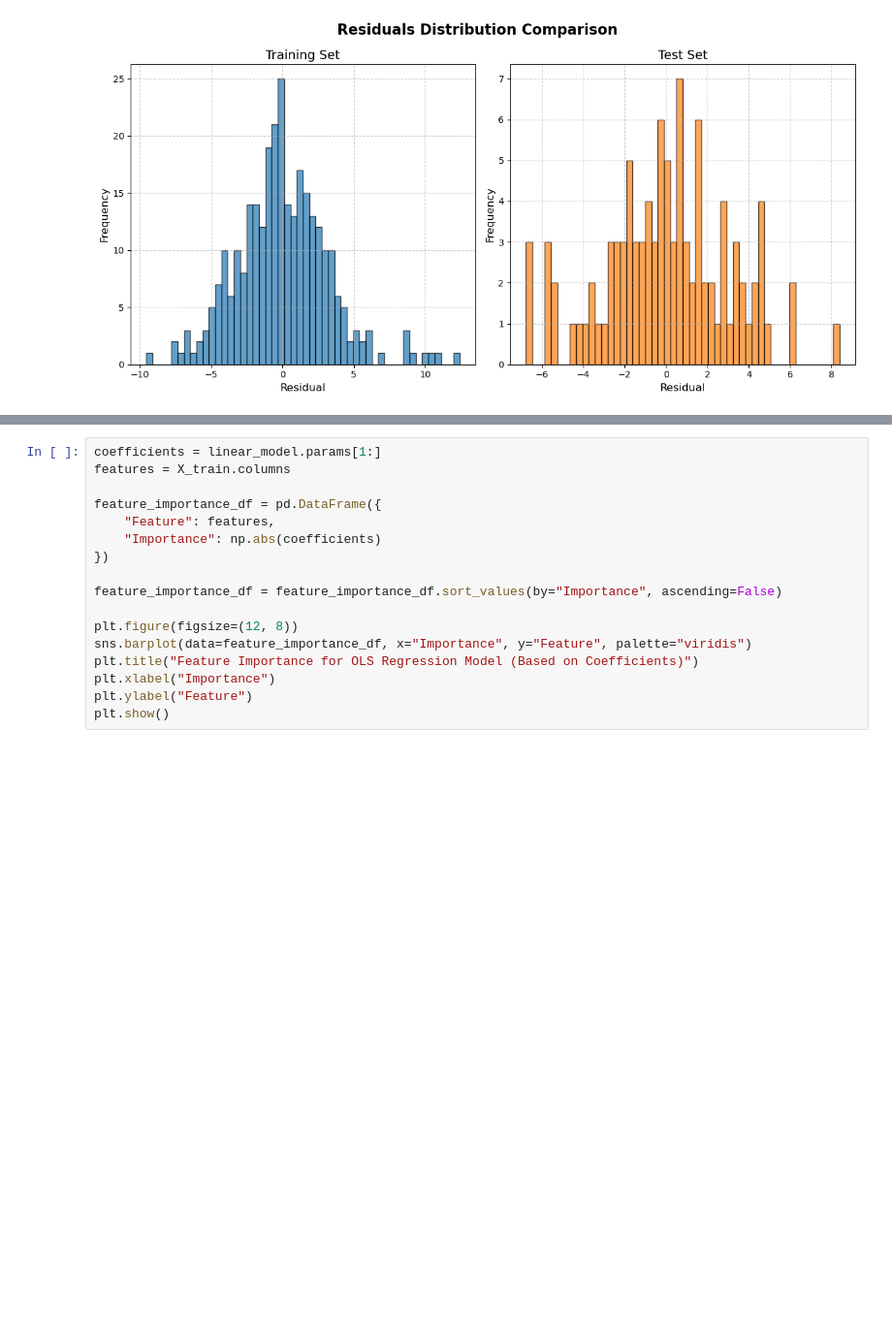
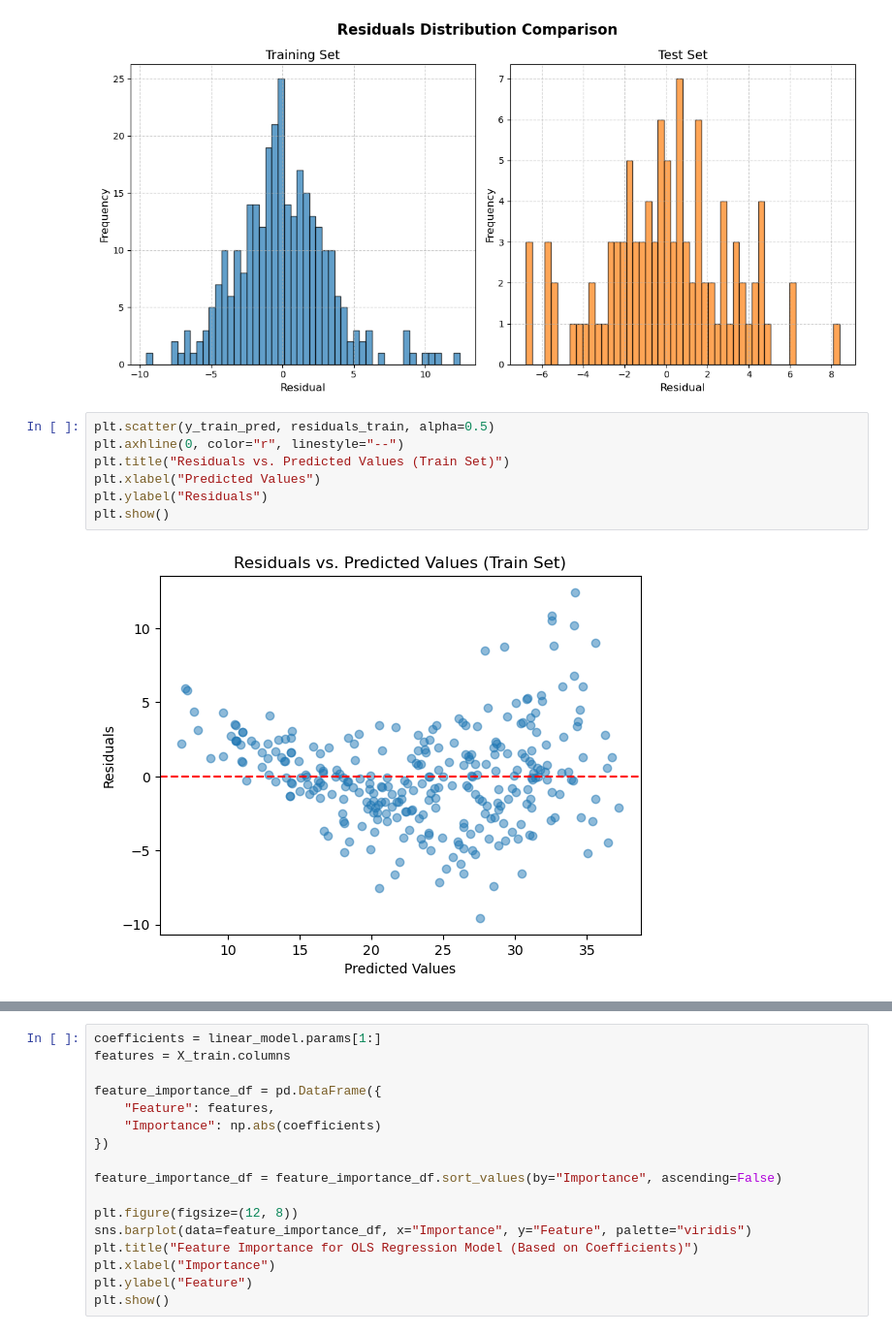
Before and after one commit to ayberkozcan/regression-exercises, a Jupyter notebook: Analyzing Vehicle Fuel Consumption/analyzing_vehicle_fuel_consumption.ipynb, the cells around one changed output, grey strips where cells are left out. Shown at 97% size. Saved outputs shown, nothing was run; the diff lists cells and outputs as text; blank space fills up the shorter version.

Commit message:
Update analyzing_vehicle_fuel_consumption.ipynb
Visualizing Residual vs. Predicted Values and Actual vs. Predicted Values, Durbin-Watson for autocorrelation check.

```diff
--- a/Analyzing Vehicle Fuel Consumption/analyzing_vehicle_fuel_consumption.ipynb
+++ b/Analyzing Vehicle Fuel Consumption/analyzing_vehicle_fuel_consumption.ipynb
@@ -558,3 +558,12 @@ plt.tight_layout()
 plt.show()
 # %% [output]
 [figure]
+# %%
+plt.scatter(y_train_pred, residuals_train, alpha=0.5)
+plt.axhline(0, color="r", linestyle="--")
+plt.title("Residuals vs. Predicted Values (Train Set)")
+plt.xlabel("Predicted Values")
+plt.ylabel("Residuals")
+plt.show()
+# %% [output]
+[figure, added]
```
Also changed, not shown: parts of 19 cells of this notebook.
